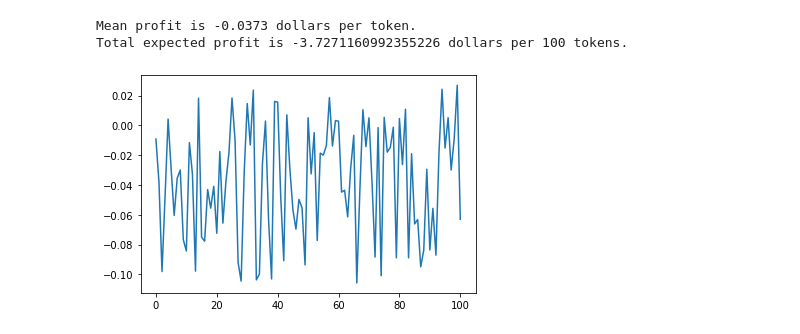
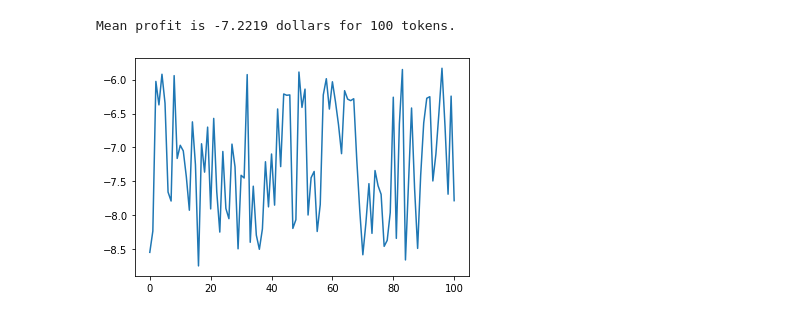
Before and after one commit to adevrent/arb_sims, a Jupyter notebook: arb_sim.ipynb, the cells around one changed output. Cells and saved outputs as stored; diff of their text form; code cells hidden in the pictures.

```diff
--- a/arb_sim.ipynb
+++ b/arb_sim.ipynb
@@ -7,5 +5,5 @@ test_list = [(12.62, 0.07, 0.0027, 0.00000032942, 0.0017), (12.62, 0.00, 0.0027,
 # %%
-def arbsim(token_price, max_range, spread, gas_fee, price_impact_perc):
+def arbsim(token_price, max_range, spread, gas_fee, slippage, fee, token_amount):
     """Calculates mean profit for an arbitrage strategy, assuming 100 buy/sell pairs.
 
     Args:
@@ -13,7 +11,9 @@ def arbsim(token_price, max_range, spread, gas_fee, price_impact_perc):
         max_range (float): difference between high and low in 1m candle, in $.
         spread (float): absolute value of the difference between the price of token in 2 different exchanges, in $.
         gas_fee (float): gas fee per transaction in $.
-        price_impact_perc (float): your slippage as a ratio (between 0.00 and 0.99).
+        slippage (float): your slippage as a ratio (between 0.00 and 0.99).
+        fee (float): fee amount as a ratio of token.
+        token_amount (int): number of tokens per transaction.
     """
     vol_range = []  # Range of every 1min candle.
     for i in range(0, 101):
@@ -21,9 +21,9 @@ def arbsim(token_price, max_range, spread, gas_fee, price_impact_perc):
         vol_range.append(x)
     profit = []
     for vol in vol_range:
-        y = spread + vol - (2*gas_fee) - 2*price_impact_perc*token_price
+        y = token_amount*spread + token_amount*vol - (2*gas_fee) - (2*slippage*token_price*token_amount) - (2*token_amount*token_price*fee)
         profit.append(y)
-    print("Mean profit is", round(np.mean(profit), 4), "dollars per token.")
+    print("Mean profit is", round(np.mean(profit), 4), "dollars for", token_amount, "tokens.")
     plt.plot(profit)
     return np.mean(profit)
 
@@ -35,12 +35,8 @@ def testArbsim(test_list):
     """
     for arguments in test_list:
         arbsim(*arguments)
-# %%
-token_count = 100
-mean_profit = arbsim(12.62, 0.07, 0.0027, 0.00000032942, 0.0017)
-total_profit = mean_profit * token_count
-print("Total expected profit is", total_profit, "dollars per", token_count, "tokens.")
-# %% [output]
-Mean profit is -0.0373 dollars per token.
-Total expected profit is -3.7271160992355226 dollars per 100 tokens.
-[figure, removed]
+# %%
+mean_profit = arbsim(12.62, 0.015, 0.0027, 0.00000032942, 0.00, 0.003,100)
+# %% [output]
+Mean profit is -7.2219 dollars for 100 tokens.
+[figure, added]
```
Also changed, not shown: parts of 1 cell of this notebook.
